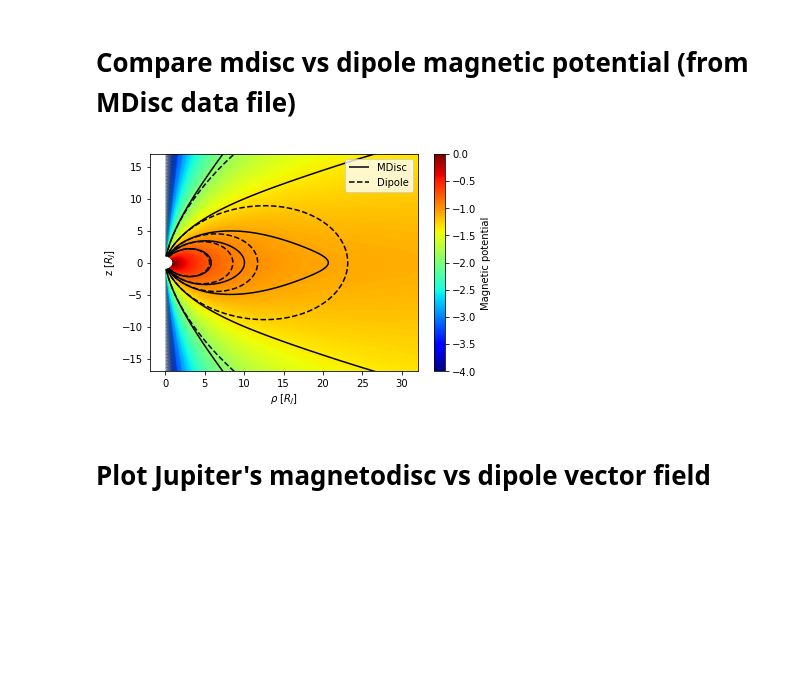
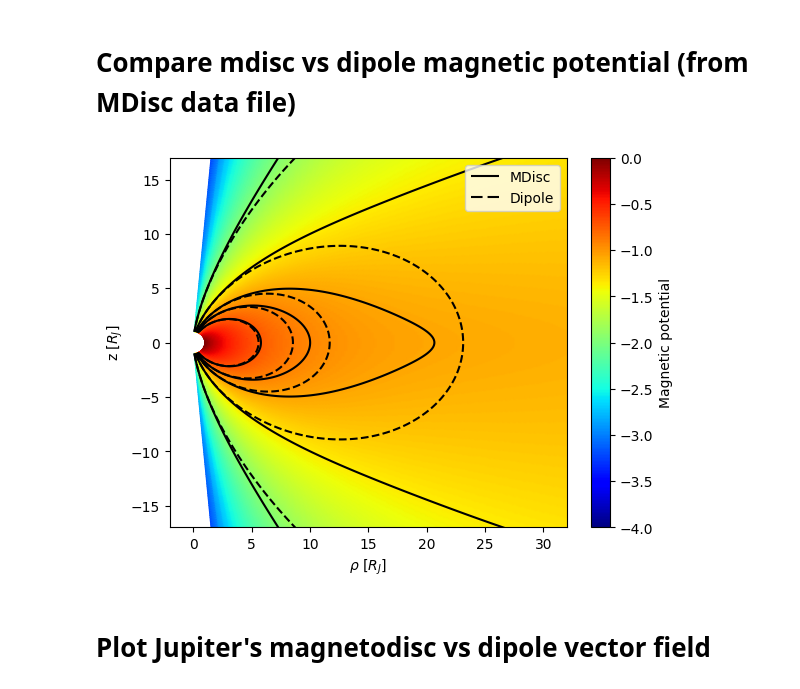
Before and after one commit to ucl-planetary-plasmas/particle-tracing, a Jupyter notebook: python/notebooks/mdiscMagneticField3D.ipynb, the cells around one changed output. Saved outputs shown, nothing was run; the diff lists cells and outputs as text; code cells hidden in the pictures; blank space fills up the shorter version.

Commit message:
Added necessary python import and fix MDISC filenames.

```diff
--- a/python/notebooks/mdiscMagneticField3D.ipynb
+++ b/python/notebooks/mdiscMagneticField3D.ipynb
@@ -10,9 +16,9 @@ import matplotlib.pyplot as plt
 # %% [markdown]
 # Compare mdisc vs dipole magnetic potential (from MDisc data file)
 # %%
-plot_compare_contours_alpha(radDist=1, colatDeg = [6, 12, 17, 20, 25], MDFile='jup_mdisc_kh3e7_rmp90fix.mat')
+plot_compare_contours_alpha(radDist=1, colatDeg = [6, 12, 17, 20, 25], MDFile='jup_mdisc_kh3e7_rmp90.mat')
 # %% [output]
-[figure, old version]
+[figure, new version]
 # %% [markdown]
 # Plot Jupiter's magnetodisc vs dipole vector field
 # %%
```
Also changed, not shown: parts of 6 cells of this notebook, 3 other files.
